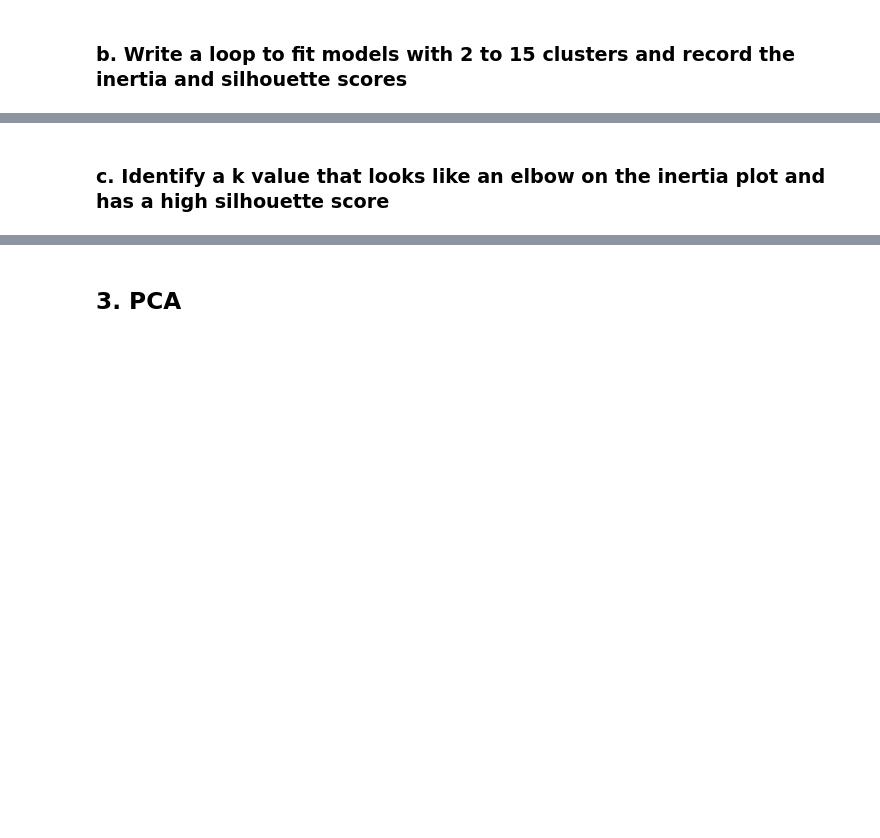
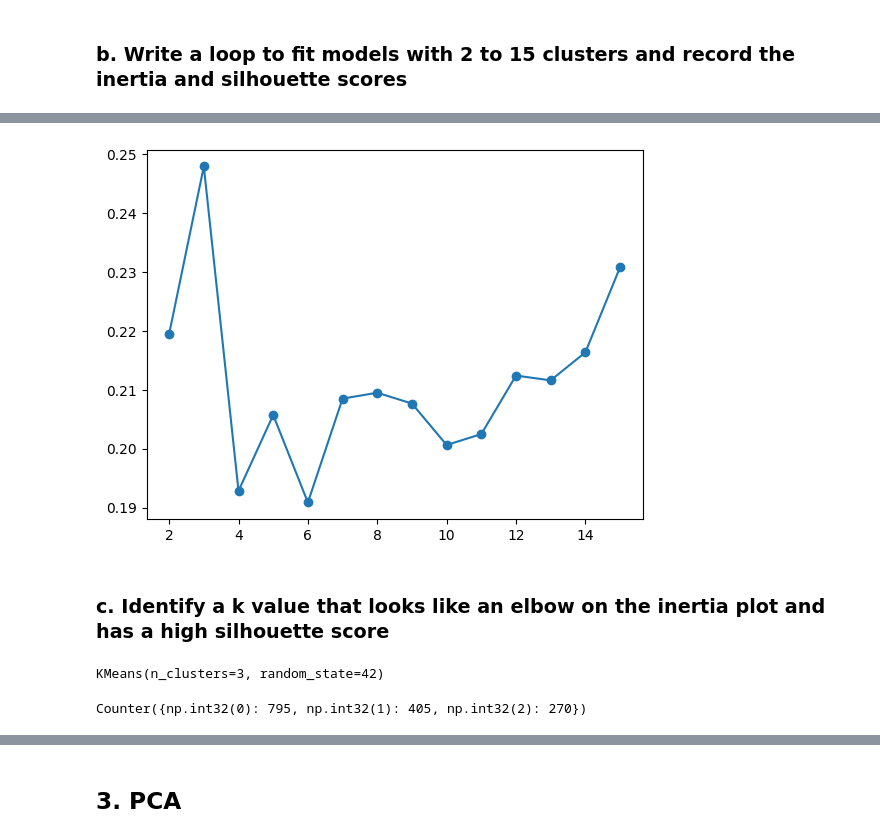
Before and after one commit to hummetova-gunay/Unsupervised_Learning, a Jupyter notebook: Python Unsupervised Learning/Course Assignment Notebooks/section11_final_project.ipynb, the cells around one changed output, grey strips where cells are left out. Cells and saved outputs as stored; diff of their text form; code cells hidden in the pictures; blank space fills up the shorter version.

```diff
--- a/Python Unsupervised Learning/Course Assignment Notebooks/section11_final_project.ipynb
+++ b/Python Unsupervised Learning/Course Assignment Notebooks/section11_final_project.ipynb
@@ -326,10 +369,37 @@ Let's segment the employees using K-Means clustering.
 # %%
 # plot the silhouette scores
+from sklearn.metrics import silhouette_score
+
+
+
+silhouette_scores =[]
+
+for i in range(2,16):
+    kmeans = KMeans(n_clusters=i, n_init='auto', random_state=42)
+    kmeans.fit(data_std)
+    silhouette_scores.append(silhouette_score(data_std, kmeans.labels_, metric='euclidean', sample_size=None))
+# %%
+
+silhouette_series = pd.Series(silhouette_scores, index= range(2,16))
+silhouette_series.plot(marker= 'o')
+plt.show()
+# %% [output]
+[figure, added]
 # %% [markdown]
 ### c. Identify a k value that looks like an elbow on the inertia plot and has a high silhouette score
 # %%
 # fit a kmeans model for the k value that you identified
+# k = 3 or k = 5
+kmeans_3 = KMeans(n_clusters=3, n_init='auto', random_state=42)
+kmeans_3.fit(data_std)
+# %% [output]
+KMeans(n_clusters=3, random_state=42)
 # %%
 # find the number of employees in each cluster
+from collections import Counter
+
+Counter(kmeans_3.labels_)
+# %% [output]
+Counter({np.int32(0): 795, np.int32(1): 405, np.int32(2): 270})
 # %%
 # create a heat map of the cluster centers
```
Also changed, not shown: parts of 8 cells of this notebook.
